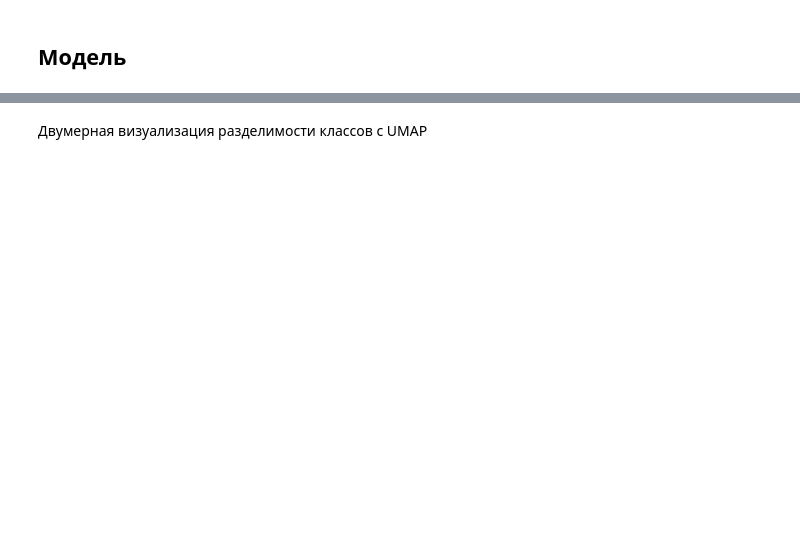
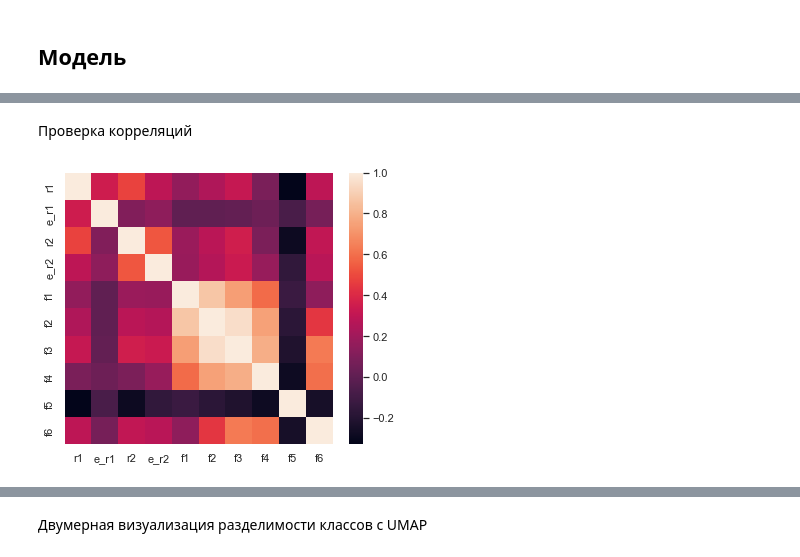
Before and after one commit to EA4096/xMatch, a Jupyter notebook: model.ipynb, the cells around one changed output, grey strips where cells are left out. Cells and saved outputs as stored; diff of their text form; code cells hidden in the pictures; blank space fills up the shorter version.

```diff
--- a/model.ipynb
+++ b/model.ipynb
@@ -216,0 +288,7 @@ from sklearn.metrics import confusion_matrix, fbeta_score
+# %%
+daframe = pd.DataFrame()
+daframe['IoU_1'] = X_1
+daframe['IoU_2'] = X_2
+daframe['IoU_3'] = X_3
+
+X_4 = daframe[['IoU_1', 'IoU_2', 'IoU_3']].gt(0).sum(axis=1)
@@ -216,0 +297,2 @@ from sklearn.metrics import confusion_matrix, fbeta_score
+# %%
+X_5 = (X.r1 - X.r2)**2/(2*X.e_r1**2 + 2*X.e_r2**2)
@@ -216,0 +301,10 @@ from sklearn.metrics import confusion_matrix, fbeta_score
+# %%
+X_6 = 1*(np.round(daframe.IoU_2, 3).gt(np.round(daframe.IoU_1, 3)) | np.round(daframe.IoU_3, 3).gt(np.round(daframe.IoU_2, 3)))
+# %%
+X['f1'] = X_1
+X['f2'] = X_2
+X['f3'] = X_3
+X['f4'] = X_4
+X['f5'] = X_5
+X['f6'] = X_6
+X
@@ -216,0 +325,9 @@ from sklearn.metrics import confusion_matrix, fbeta_score
+# %% [markdown]
+Проверка корреляций
+# %%
+cor = X.corr()
+
+sns.heatmap(cor)
+sns.set(rc = {'figure.figsize':(7, 5)})
+# %% [output]
+[figure, added]
```
Also changed, not shown: parts of 33 cells of this notebook.
